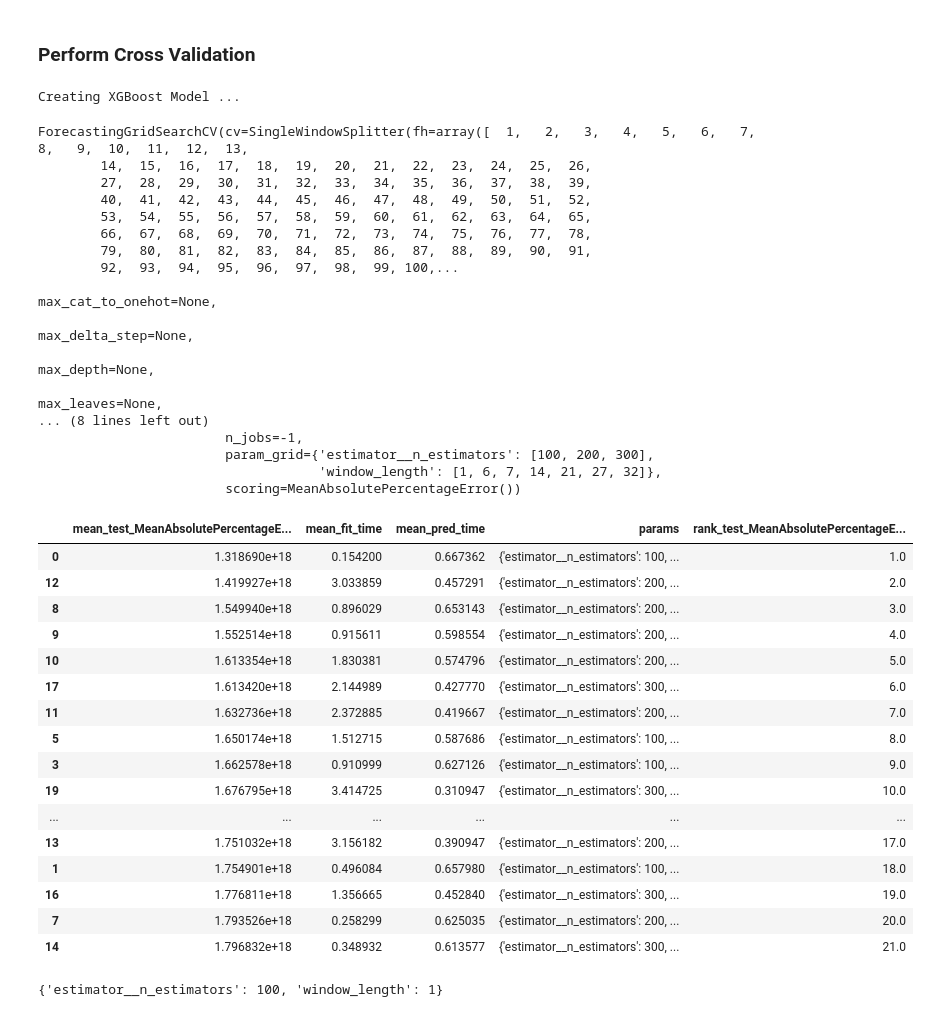
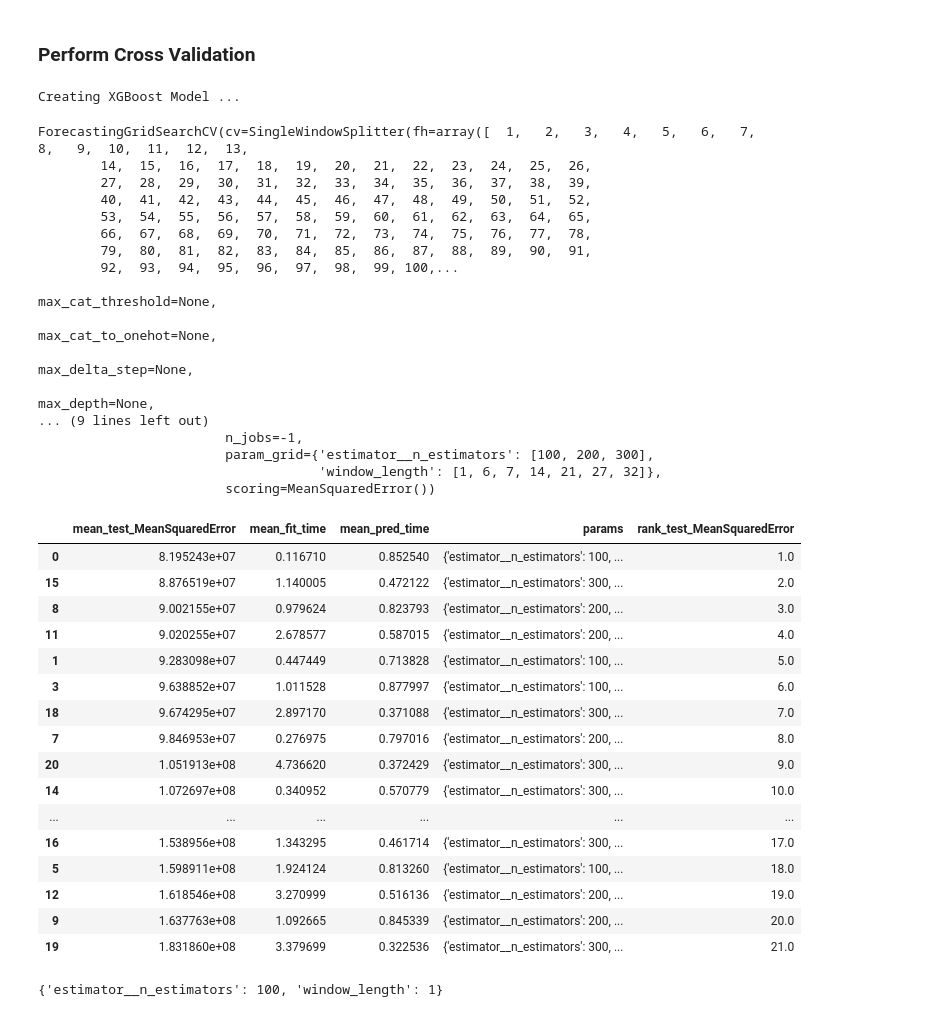
Before and after one commit to kusumy/skk_analytics, a Jupyter notebook: gas_prod/insample/search_model_best_parameter.ipynb, the cells around one changed output. Saved outputs shown, nothing was run; the diff lists cells and outputs as text; code cells hidden in the pictures.

```diff
--- a/gas_prod/insample/search_model_best_parameter.ipynb
+++ b/gas_prod/insample/search_model_best_parameter.ipynb
@@ -104,6 +104,7 @@ exogenous_features = ["month", "day", "planned_shutdown"]
 # %%
 # Model scoring for Cross Validation
 mape = MeanAbsolutePercentageError(symmetric=False)
+mse = MeanSquaredError()
 # %% [markdown]
 ## Random Forest
 # %% [markdown]
@@ -126,9 +127,9 @@ rf_forecaster = make_reduction(rf_regressor, strategy = rf_strategy)
 
 # Define Cross Validation object
 #cv = ExpandingWindowSplitter(fh=int(len(fh)), initial_window=365*2, step_length=30)
-#cv = SlidingWindowSplitter(window_length=365*2, step_length=7, fh=fh_int)
+#cv = SlidingWindowSplitter(window_length=365*2, step_length=1, fh=fh_int)
 cv = SingleWindowSplitter(fh=fh_int)
-gscv = ForecastingGridSearchCV(rf_forecaster, cv=cv, param_grid=forecaster_param_grid, n_jobs=-1, scoring=mape)
+gscv = ForecastingGridSearchCV(rf_forecaster, cv=cv, param_grid=forecaster_param_grid, n_jobs=-1, scoring=mse)
 # %%
 # Check splitter data split
 list(cv.split_series(y_train))
@@ -223,7 +224,7 @@ xgb_forecaster = make_reduction(xgb_regressor, strategy=xgb_strategy)
 
 cv_xgb = SingleWindowSplitter(fh=fh_int)
 #gscv_xgb = ForecastingRandomizedSearchCV(xgb_forecaster, cv=cv_xgb, param_grid=xgb_forecaster_param_grid, n_jobs=-1, scoring=mape)
-gscv_xgb = ForecastingGridSearchCV(xgb_forecaster, cv=cv_xgb, param_grid=xgb_forecaster_param_grid, n_jobs=-1, scoring=mape)
+gscv_xgb = ForecastingGridSearchCV(xgb_forecaster, cv=cv_xgb, param_grid=xgb_forecaster_param_grid, n_jobs=-1, scoring=mse)
 # %%
 # Check splitter data split
 #list(cv_xgb.split_series(y_train))
@@ -246,36 +247,36 @@ ForecastingGridSearchCV(cv=SingleWindowSplitter(fh=array([  1,   2,   3,   4,
         66,  67,  68,  69,  70,  71,  72,  73,  74,  75,  76,  77,  78,
         79,  80,  81,  82,  83,  84,  85,  86,  87,  88,  89,  90,  91,
         92,  93,  94,  95,  96,  97,  98,  99, 100,...
+                                                                                               max_cat_threshold=None,
                                                                                                max_cat_to_onehot=None,
                                                                                                max_delta_step=None,
                                                                                                max_depth=None,
-                                                                                               max_leaves=None,
-... (8 lines left out)
+... (9 lines left out)
                         n_jobs=-1,
                         param_grid={'estimator__n_estimators': [100, 200, 300],
                                     'window_length': [1, 6, 7, 14, 21, 27, 32]},
-                        scoring=MeanAbsolutePercentageError())
+                        scoring=MeanSquaredError())
 # %%
 # Show top 10 best models based on scoring function
-gscv_xgb.cv_results_.sort_values(by='rank_test_MeanAbsolutePercentageError', ascending=True)
+gscv_xgb.cv_results_.sort_values(by='rank_test_MeanSquaredError', ascending=True)
 # %% [output]
-|  | mean_test_MeanAbsolutePercentageE... | mean_fit_time | mean_pred_time | params | rank_test_MeanAbsolutePercentageE... |
-| 0 | 1.318690e+18 | 0.154200 | 0.667362 | {'estimator__n_estimators': 100, ... | 1.0 |
-| 12 | 1.419927e+18 | 3.033859 | 0.457291 | {'estimator__n_estimators': 200, ... | 2.0 |
-| 8 | 1.549940e+18 | 0.896029 | 0.653143 | {'estimator__n_estimators': 200, ... | 3.0 |
-| 9 | 1.552514e+18 | 0.915611 | 0.598554 | {'estimator__n_estimators': 200, ... | 4.0 |
-| 10 | 1.613354e+18 | 1.830381 | 0.574796 | {'estimator__n_estimators': 200, ... | 5.0 |
-| 17 | 1.613420e+18 | 2.144989 | 0.427770 | {'estimator__n_estimators': 300, ... | 6.0 |
-| 11 | 1.632736e+18 | 2.372885 | 0.419667 | {'estimator__n_estimators': 200, ... | 7.0 |
-| 5 | 1.650174e+18 | 1.512715 | 0.587686 | {'estimator__n_estimators': 100, ... | 8.0 |
-| 3 | 1.662578e+18 | 0.910999 | 0.627126 | {'estimator__n_estimators': 100, ... | 9.0 |
-| 19 | 1.676795e+18 | 3.414725 | 0.310947 | {'estimator__n_estimators': 300, ... | 10.0 |
+|  | mean_test_MeanSquaredError | mean_fit_time | mean_pred_time | params | rank_test_MeanSquaredError |
+| 0 | 8.195243e+07 | 0.116710 | 0.852540 | {'estimator__n_estimators': 100, ... | 1.0 |
+| 15 | 8.876519e+07 | 1.140005 | 0.472122 | {'estimator__n_estimators': 300, ... | 2.0 |
+| 8 | 9.002155e+07 | 0.979624 | 0.823793 | {'estimator__n_estimators': 200, ... | 3.0 |
+| 11 | 9.020255e+07 | 2.678577 | 0.587015 | {'estimator__n_estimators': 200, ... | 4.0 |
+| 1 | 9.283098e+07 | 0.447449 | 0.713828 | {'estimator__n_estimators': 100, ... | 5.0 |
+| 3 | 9.638852e+07 | 1.011528 | 0.877997 | {'estimator__n_estimators': 100, ... | 6.0 |
+| 18 | 9.674295e+07 | 2.897170 | 0.371088 | {'estimator__n_estimators': 300, ... | 7.0 |
+| 7 | 9.846953e+07 | 0.276975 | 0.797016 | {'estimator__n_estimators': 200, ... | 8.0 |
+| 20 | 1.051913e+08 | 4.736620 | 0.372429 | {'estimator__n_estimators': 300, ... | 9.0 |
+| 14 | 1.072697e+08 | 0.340952 | 0.570779 | {'estimator__n_estimators': 300, ... | 10.0 |
 | ... | ... | ... | ... | ... | ... |
-| 13 | 1.751032e+18 | 3.156182 | 0.390947 | {'estimator__n_estimators': 200, ... | 17.0 |
-| 1 | 1.754901e+18 | 0.496084 | 0.657980 | {'estimator__n_estimators': 100, ... | 18.0 |
-| 16 | 1.776811e+18 | 1.356665 | 0.452840 | {'estimator__n_estimators': 300, ... | 19.0 |
-| 7 | 1.793526e+18 | 0.258299 | 0.625035 | {'estimator__n_estimators': 200, ... | 20.0 |
-| 14 | 1.796832e+18 | 0.348932 | 0.613577 | {'estimator__n_estimators': 300, ... | 21.0 |
+| 16 | 1.538956e+08 | 1.343295 | 0.461714 | {'estimator__n_estimators': 300, ... | 17.0 |
+| 5 | 1.598911e+08 | 1.924124 | 0.813260 | {'estimator__n_estimators': 100, ... | 18.0 |
+| 12 | 1.618546e+08 | 3.270999 | 0.516136 | {'estimator__n_estimators': 200, ... | 19.0 |
+| 9 | 1.637763e+08 | 1.092665 | 0.845339 | {'estimator__n_estimators': 200, ... | 20.0 |
+| 19 | 1.831860e+08 | 3.379699 | 0.322536 | {'estimator__n_estimators': 300, ... | 21.0 |
 # %%
 # Show best model parameters
 gscv_xgb.best_params_
```
Also changed, not shown: parts of 11 cells of this notebook.
